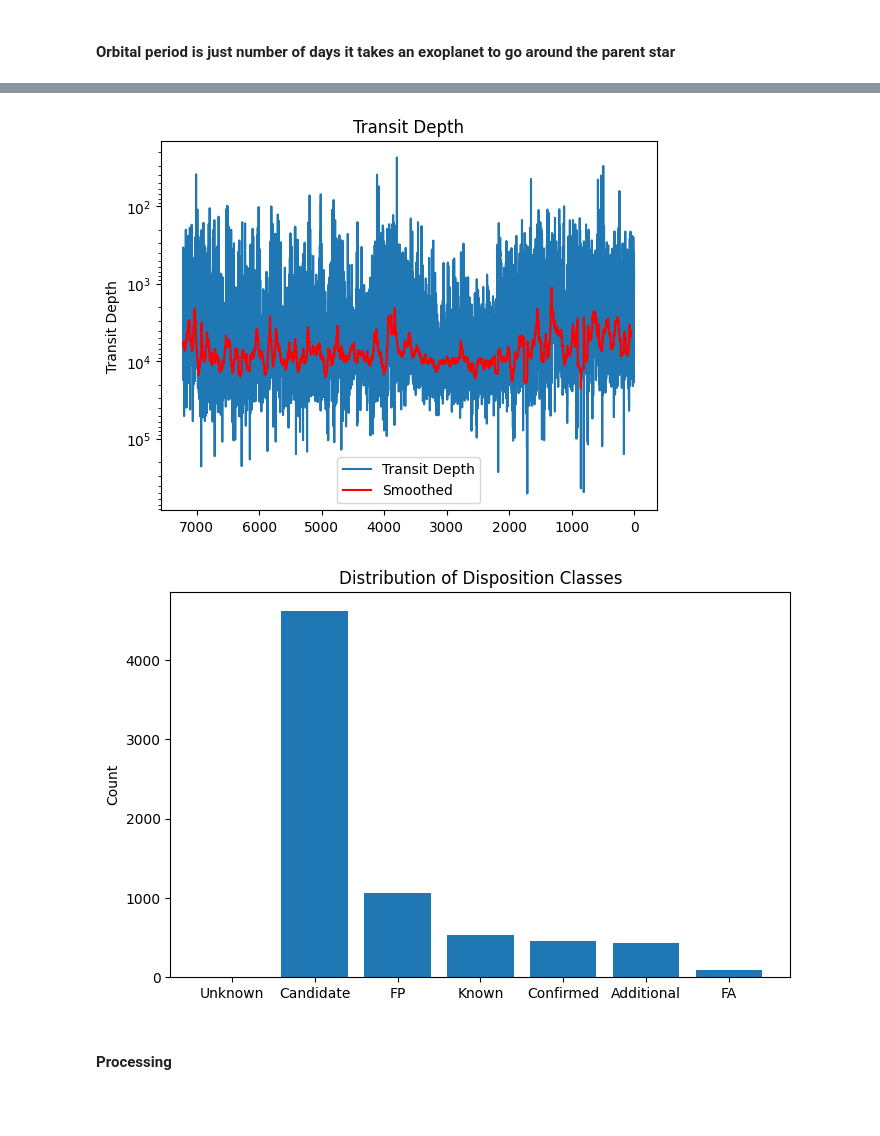
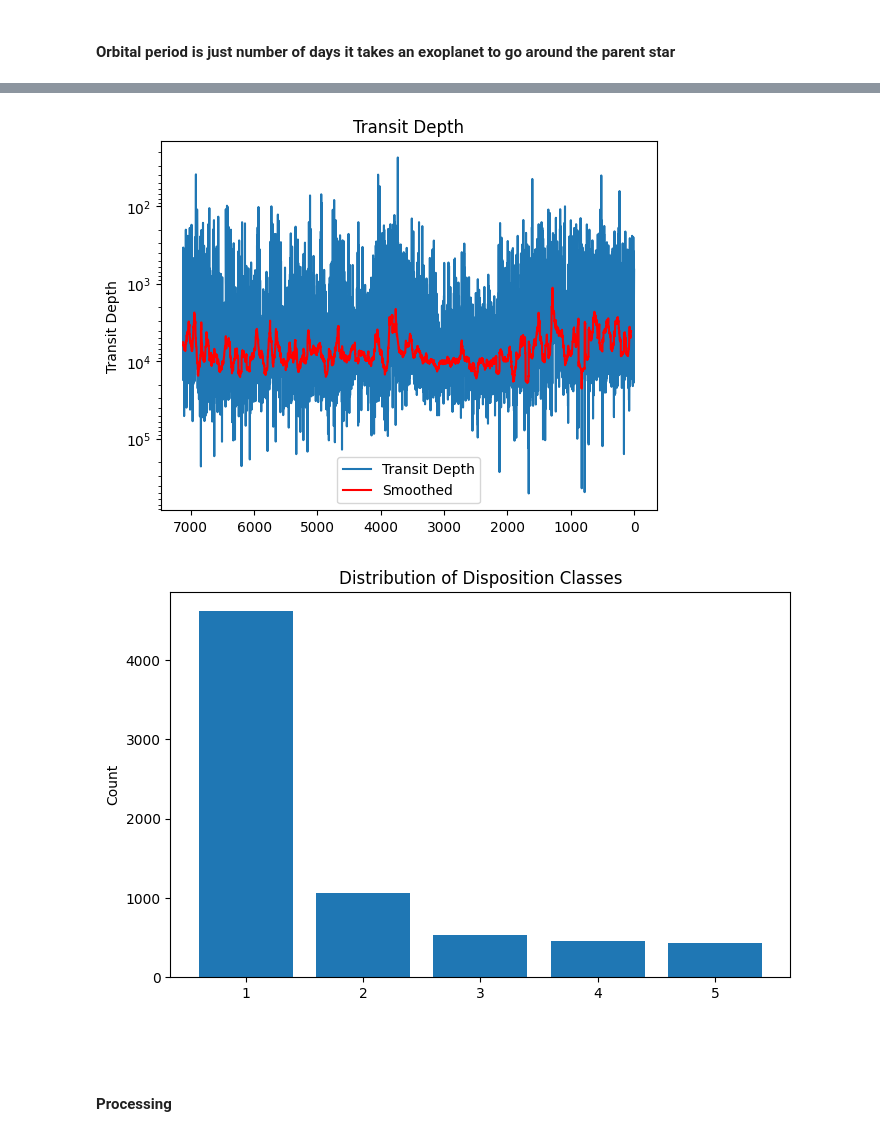
Before and after one commit to topollonaketsana/Exoplanet--Chronicles, a Jupyter notebook: notebooks/data_exploration.ipynb, the cells around one changed output, grey strips where cells are left out. Cells and saved outputs as stored; diff of their text form; code cells hidden in the pictures; blank space fills up the shorter version.

Commit message:
add .ipynb and figure

```diff
--- a/notebooks/data_exploration.ipynb
+++ b/notebooks/data_exploration.ipynb
@@ -140,9 +140,9 @@ df.rename(columns= {'tfopwg_disp' : 'disposition'}, inplace= True)
 df['disposition'].isna().sum()
 # %% [output]
 2
-# %%
-## fill the missing targets with unknown
-df['disposition'] = df['disposition'].fillna('unknown')
+# %%
+# Drop rows where 'disposition' is NaN
+df = df.dropna(subset=['disposition'])
 # %%
 df['disposition'].value_counts()
 # %% [output]
@@ -157,4 +156,7 @@ unknown       2
 Name: count, dtype: int64
+# %%
+# Drop FA
+df = df[df['disposition'] != 'FA']
 # %% [markdown]
 #### For our target `disposition` we can map all the above targets into numbers for model simplicisty
 # %% [markdown]
@@ -335,20 +331,22 @@ plt.title('Transit Depth')
 plt.legend()
 plt.show()
 # %% [output]
-[figure, old version]
+[figure, new version]
 # %%
 ## plot of disposition classes
 target_counts = df['disposition'].value_counts()
 
 plt.figure(figsize= (8, 5))
 plt.bar(target_counts.index, target_counts.values)
 plt.ylabel('Count')
 plt.title('Distribution of Disposition Classes')
-plt.xticks(ticks=target_counts.index, labels=['Candidate', 'FP', 'Known', 'Confirmed', 'Additional', 'FA', 'Unknown'])
+#plt.xticks(ticks= target_counts.index, labels= ['Candidate', 'FP', 'Known', 'Confirmed', 'Additional'])
 
 plt.show()
 # %% [output]
-[figure, old version]
+[figure, new version]
+# %% [markdown]
+####
 # %% [markdown]
 #### Processing
 # %%
```
Also changed, not shown: parts of 17 cells of this notebook, 1 other file.
